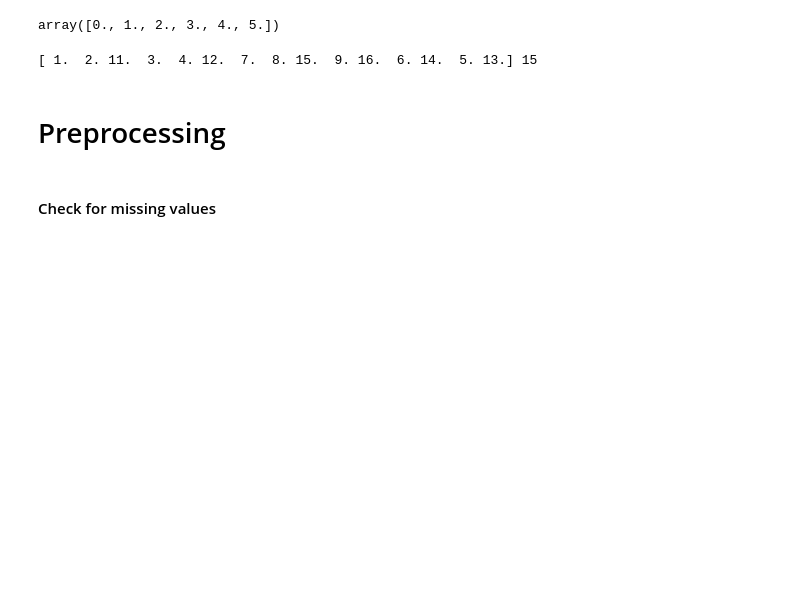
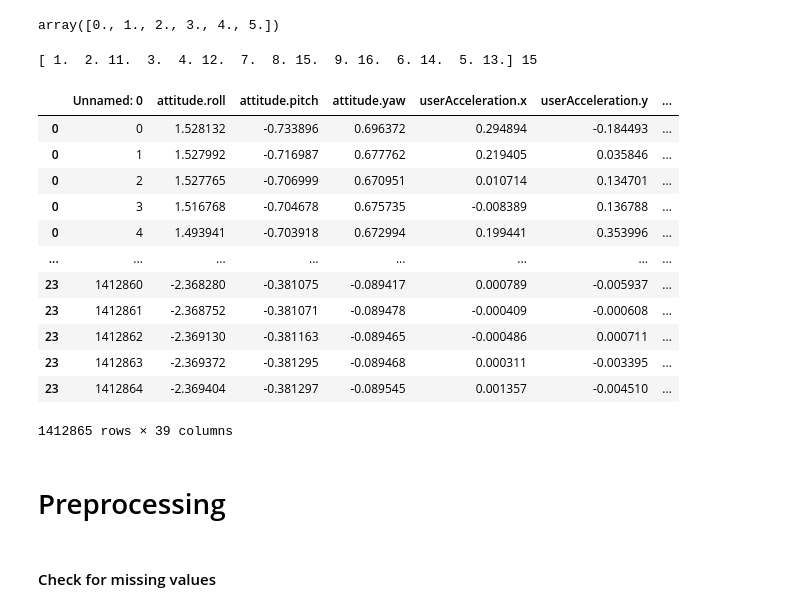
Before and after one commit to NatasjaWezel/ML4QS, a Jupyter notebook: ML4QS_Assignment_3/ML4QS_A3.ipynb, the cells around one changed output. Drawn from its saved outputs; the diff is of its cells as text; code cells hidden in the pictures; blank space fills up the shorter version.

```diff
--- a/ML4QS_Assignment_3/ML4QS_A3.ipynb
+++ b/ML4QS_Assignment_3/ML4QS_A3.ipynb
@@ -180,10 +180,6 @@ dataset.head()
 | 2 | 1.527765 | -0.706999 | 0.670951 | 0.010714 | 0.134701 | ... |
 | 3 | 1.516768 | -0.704678 | 0.675735 | -0.008389 | 0.136788 | ... |
 | 4 | 1.493941 | -0.703918 | 0.672994 | 0.199441 | 0.353996 | ... |
-# %%
-dataset.set_index('id',inplace=False)
-dataset.index = dataset.index.astype(int)
-dataset.to_csv(Path('data_date_time_index.csv'))
 # %%
 dataset.act.unique()
 # %% [output]
@@ -192,6 +188,22 @@ array([0., 1., 2., 3., 4., 5.])
 print(dataset.trial.unique(), len(dataset.trial.unique()))
 # %% [output]
 [ 1.  2. 11.  3.  4. 12.  7.  8. 15.  9. 16.  6. 14.  5. 13.] 15
+# %%
+dataset
+# %% [output]
+|  | Unnamed: 0 | attitude.roll | attitude.pitch | attitude.yaw | userAcceleration.x | userAcceleration.y | ... |
+| 0 | 0 | 1.528132 | -0.733896 | 0.696372 | 0.294894 | -0.184493 | ... |
+| 0 | 1 | 1.527992 | -0.716987 | 0.677762 | 0.219405 | 0.035846 | ... |
+| 0 | 2 | 1.527765 | -0.706999 | 0.670951 | 0.010714 | 0.134701 | ... |
+| 0 | 3 | 1.516768 | -0.704678 | 0.675735 | -0.008389 | 0.136788 | ... |
+| 0 | 4 | 1.493941 | -0.703918 | 0.672994 | 0.199441 | 0.353996 | ... |
+| ... | ... | ... | ... | ... | ... | ... | ... |
+| 23 | 1412860 | -2.368280 | -0.381075 | -0.089417 | 0.000789 | -0.005937 | ... |
+| 23 | 1412861 | -2.368752 | -0.381071 | -0.089478 | -0.000409 | -0.000608 | ... |
+| 23 | 1412862 | -2.369130 | -0.381163 | -0.089465 | -0.000486 | 0.000711 | ... |
+| 23 | 1412863 | -2.369372 | -0.381295 | -0.089468 | 0.000311 | -0.003395 | ... |
+| 23 | 1412864 | -2.369404 | -0.381297 | -0.089545 | 0.001357 | -0.004510 | ... |
+1412865 rows × 39 columns
 # %% [markdown]
 # Preprocessing
 # %% [markdown]
```
Also changed, not shown: parts of 18 cells of this notebook.
